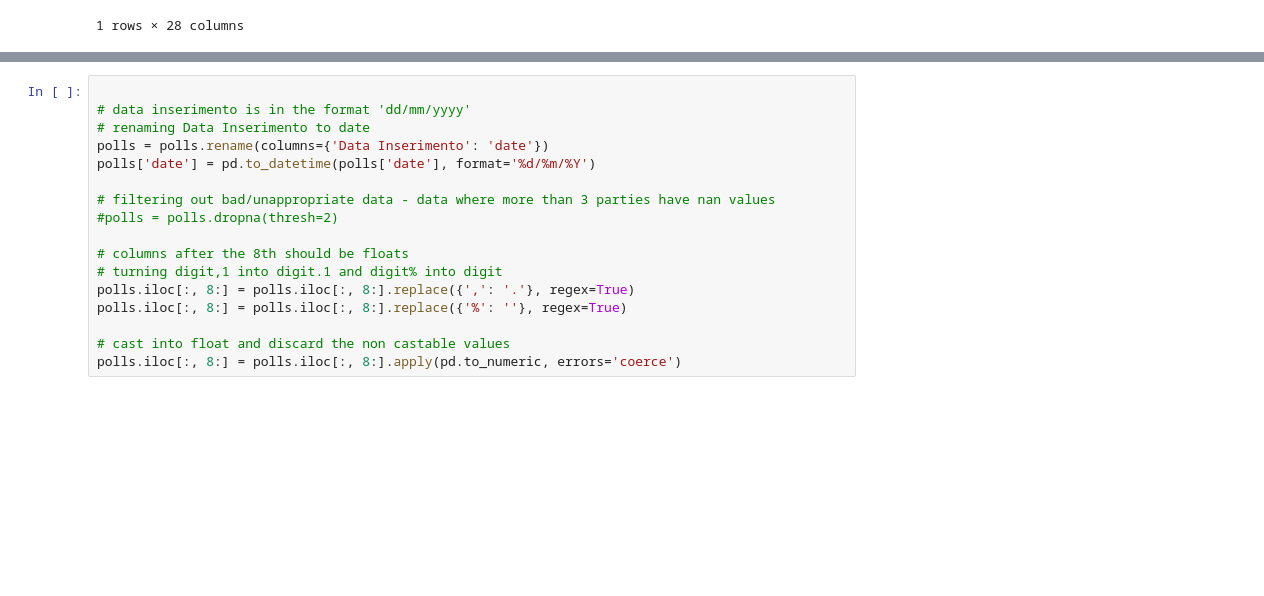
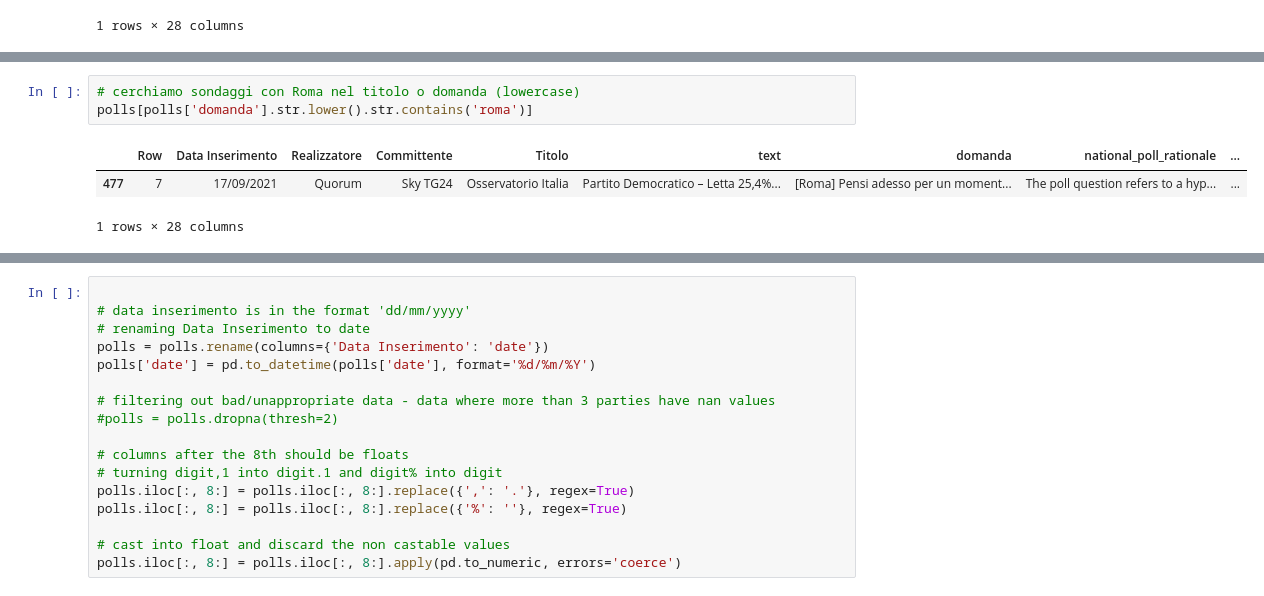
Before and after one commit to ruggsea/llm_italian_poll_scraper, a Jupyter notebook: eda.ipynb, the cells around one changed output, grey strips where cells are left out. Saved outputs shown, nothing was run; the diff lists cells and outputs as text; blank space fills up the shorter version.

```diff
--- a/eda.ipynb
+++ b/eda.ipynb
@@ -25,0 +54,7 @@ polls[polls.select_dtypes(include=[np.number]).lt(0).any(axis=1)]
+# %%
+# cerchiamo sondaggi con Roma nel titolo o domanda (lowercase)
+polls[polls['domanda'].str.lower().str.contains('roma')]
+# %% [output]
+|  | Row | Data Inserimento | Realizzatore | Committente | Titolo | text | domanda | national_poll_rationale | ... |
+| 477 | 7 | 17/09/2021 | Quorum | Sky TG24 | Osservatorio Italia | Partito Democratico – Letta 25,4%... | [Roma] Pensi adesso per un moment... | The poll question refers to a hyp... | ... |
+1 rows × 28 columns
```
Also changed, not shown: parts of 6 cells of this notebook.
